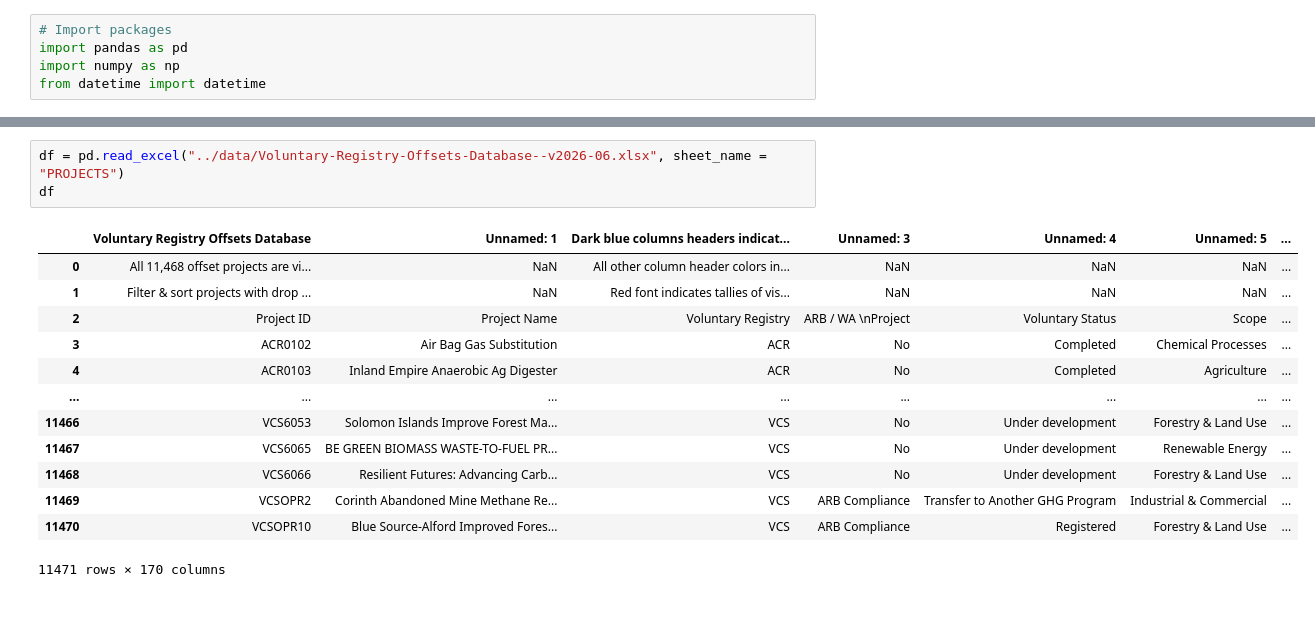
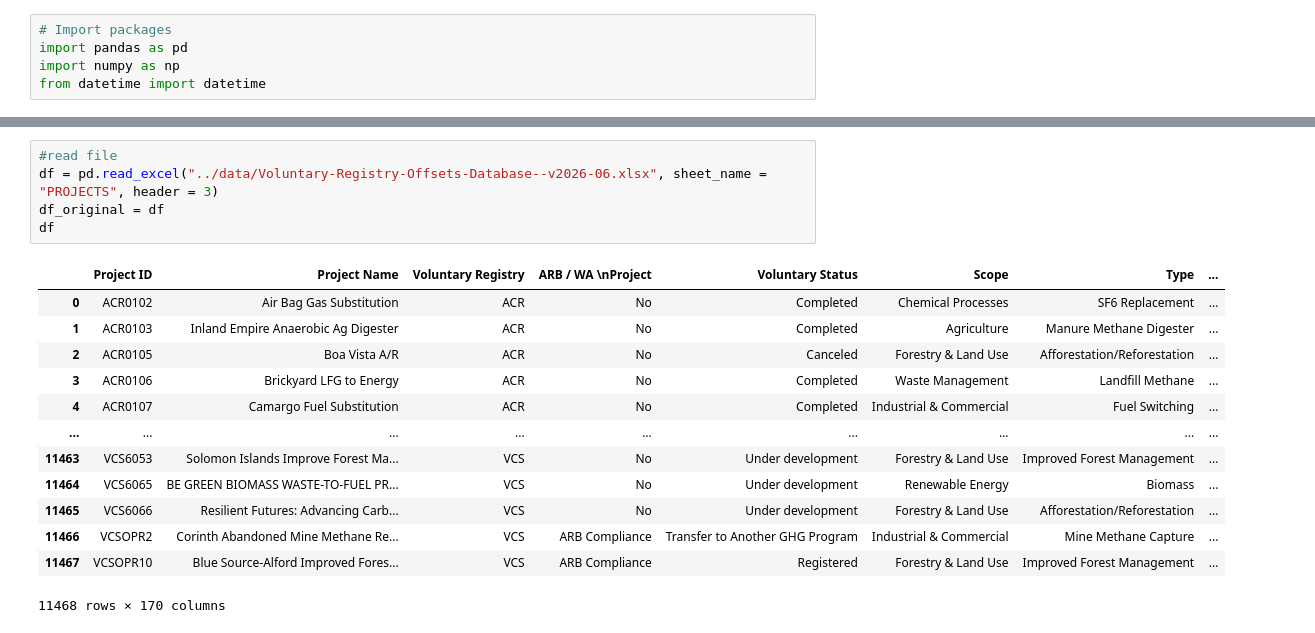
Before and after one commit to YuHsiangHuangSean/Voluntary-Carbon-Market-Dashboard, a Jupyter notebook: notebooks/ETL_lab.ipynb, the cells around one changed output, grey strips where cells are left out. Drawn from its saved outputs; the diff is of its cells as text.

```diff
--- a/notebooks/ETL_lab.ipynb
+++ b/notebooks/ETL_lab.ipynb
@@ -11,17 +11,19 @@ print(t0)
 # %%
-df = pd.read_excel("../data/Voluntary-Registry-Offsets-Database--v2026-06.xlsx", sheet_name = "PROJECTS")
+#read file
+df = pd.read_excel("../data/Voluntary-Registry-Offsets-Database--v2026-06.xlsx", sheet_name = "PROJECTS", header = 3)
+df_original = df
 df
 # %% [output]
-|  | Voluntary Registry Offsets Database | Unnamed: 1 | Dark blue columns headers indicat... | Unnamed: 3 | Unnamed: 4 | Unnamed: 5 | ... |
-| 0 | All 11,468 offset projects are vi... | NaN | All other column header colors in... | NaN | NaN | NaN | ... |
-| 1 | Filter & sort projects with drop ... | NaN | Red font indicates tallies of vis... | NaN | NaN | NaN | ... |
-| 2 | Project ID | Project Name | Voluntary Registry | ARB / WA \nProject | Voluntary Status | Scope | ... |
-| 3 | ACR0102 | Air Bag Gas Substitution | ACR | No | Completed | Chemical Processes | ... |
-| 4 | ACR0103 | Inland Empire Anaerobic Ag Digester | ACR | No | Completed | Agriculture | ... |
-| ... | ... | ... | ... | ... | ... | ... | ... |
-| 11466 | VCS6053 | Solomon Islands Improve Forest Ma... | VCS | No | Under development | Forestry & Land Use | ... |
-| 11467 | VCS6065 | BE GREEN BIOMASS WASTE-TO-FUEL PR... | VCS | No | Under development | Renewable Energy | ... |
-| 11468 | VCS6066 | Resilient Futures: Advancing Carb... | VCS | No | Under development | Forestry & Land Use | ... |
-| 11469 | VCSOPR2 | Corinth Abandoned Mine Methane Re... | VCS | ARB Compliance | Transfer to Another GHG Program | Industrial & Commercial | ... |
-| 11470 | VCSOPR10 | Blue Source-Alford Improved Fores... | VCS | ARB Compliance | Registered | Forestry & Land Use | ... |
+|  | Project ID | Project Name | Voluntary Registry | ARB / WA \nProject | Voluntary Status | Scope | Type | ... |
+| 0 | ACR0102 | Air Bag Gas Substitution | ACR | No | Completed | Chemical Processes | SF6 Replacement | ... |
+| 1 | ACR0103 | Inland Empire Anaerobic Ag Digester | ACR | No | Completed | Agriculture | Manure Methane Digester | ... |
+| 2 | ACR0105 | Boa Vista A/R | ACR | No | Canceled | Forestry & Land Use | Afforestation/Reforestation | ... |
+| 3 | ACR0106 | Brickyard LFG to Energy | ACR | No | Completed | Waste Management | Landfill Methane | ... |
+| 4 | ACR0107 | Camargo Fuel Substitution | ACR | No | Completed | Industrial & Commercial | Fuel Switching | ... |
+| ... | ... | ... | ... | ... | ... | ... | ... | ... |
+| 11463 | VCS6053 | Solomon Islands Improve Forest Ma... | VCS | No | Under development | Forestry & Land Use | Improved Forest Management | ... |
+| 11464 | VCS6065 | BE GREEN BIOMASS WASTE-TO-FUEL PR... | VCS | No | Under development | Renewable Energy | Biomass | ... |
+| 11465 | VCS6066 | Resilient Futures: Advancing Carb... | VCS | No | Under development | Forestry & Land Use | Afforestation/Reforestation | ... |
+| 11466 | VCSOPR2 | Corinth Abandoned Mine Methane Re... | VCS | ARB Compliance | Transfer to Another GHG Program | Industrial & Commercial | Mine Methane Capture | ... |
+| 11467 | VCSOPR10 | Blue Source-Alford Improved Fores... | VCS | ARB Compliance | Registered | Forestry & Land Use | Improved Forest Management | ... |
-11471 rows × 170 columns
+11468 rows × 170 columns
```
Also changed, not shown: parts of 11 cells of this notebook.
